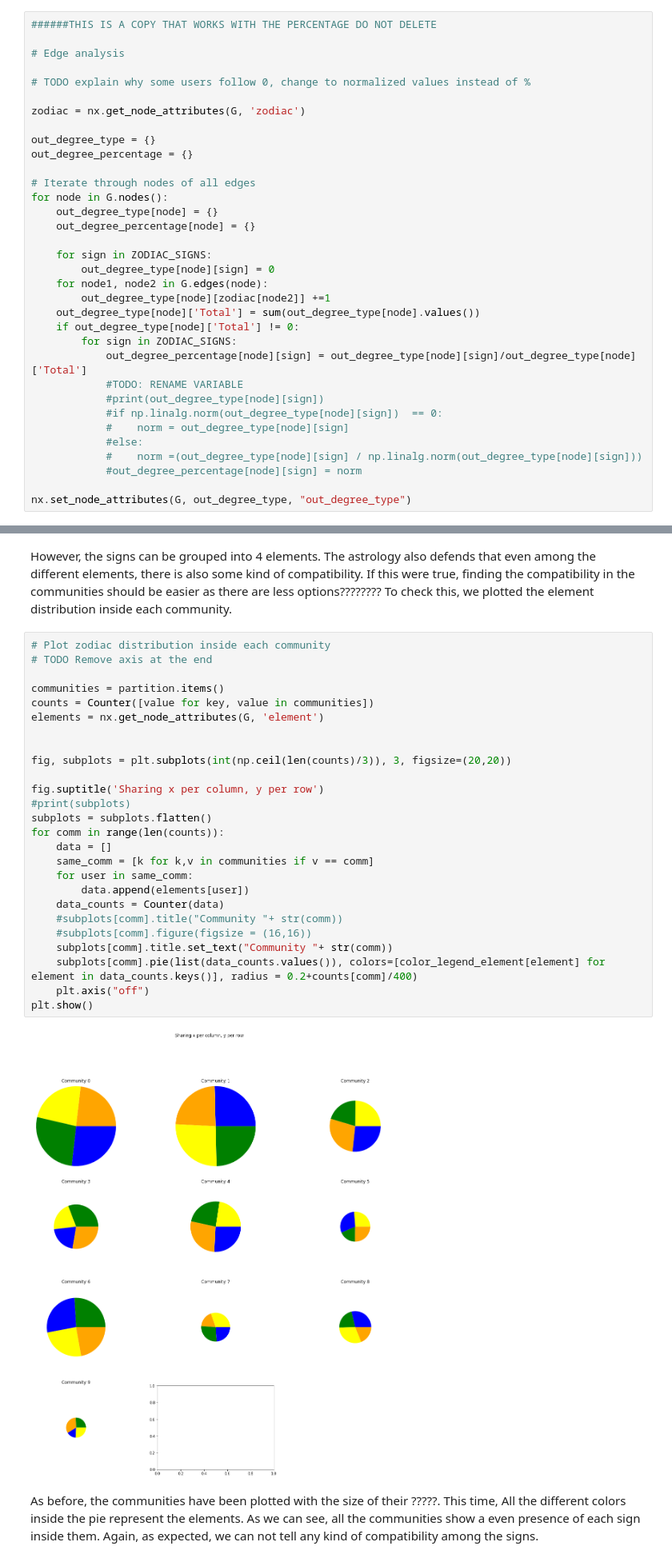
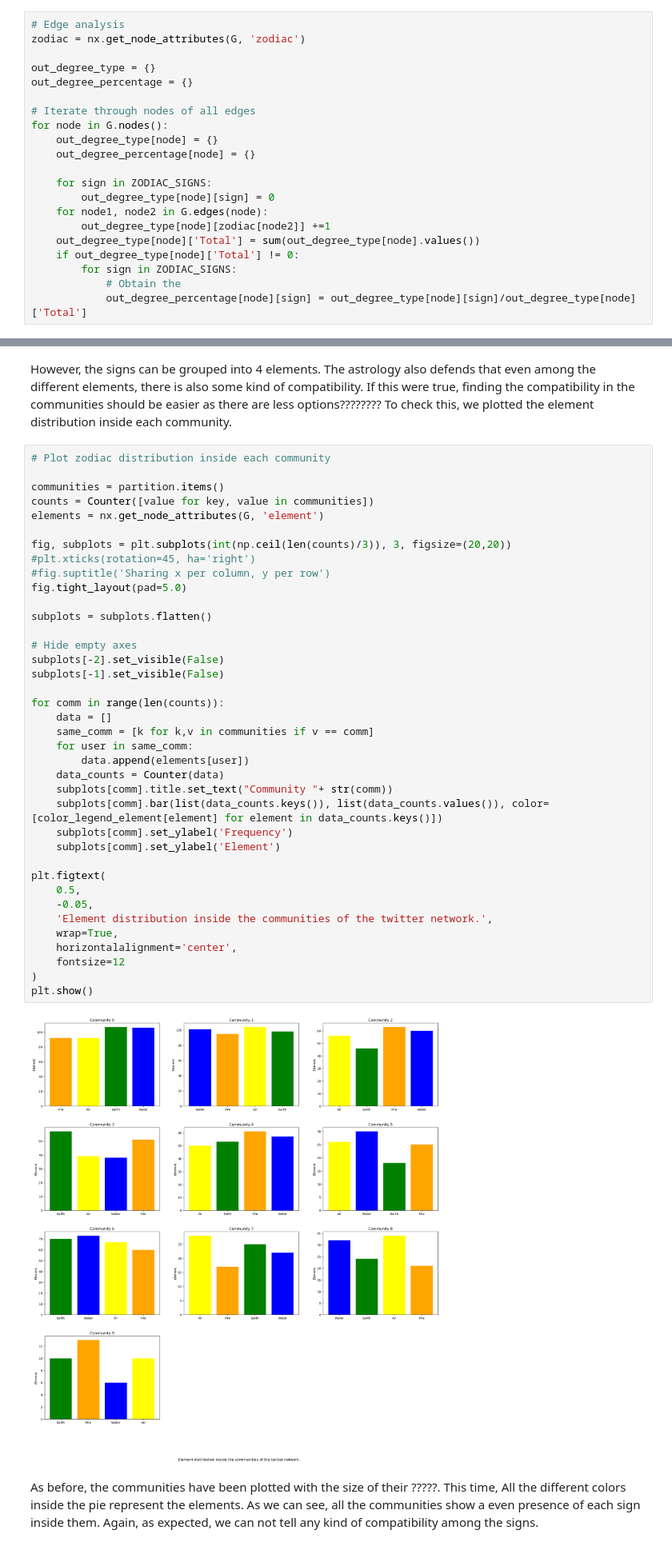
Before and after one commit to simoneengelbr/twitter_zodiac, a Jupyter notebook: Zodiac.ipynb, the cells around one changed output, grey strips where cells are left out. Shown at 80% size. Cells and saved outputs as stored; diff of their text form.

```diff
--- a/Zodiac.ipynb
+++ b/Zodiac.ipynb
@@ -329,10 +335,5 @@ To study how the different zodiac signs interact between eachother, we need to k
 # %%
-######THIS IS A COPY THAT WORKS WITH THE PERCENTAGE DO NOT DELETE
-
 # Edge analysis
-
-# TODO explain why some users follow 0, change to normalized values instead of %
-
 zodiac = nx.get_node_attributes(G, 'zodiac')
 
 out_degree_type = {}
@@ -350,16 +351,8 @@ for node in G.nodes():
     out_degree_type[node]['Total'] = sum(out_degree_type[node].values())
     if out_degree_type[node]['Total'] != 0:
         for sign in ZODIAC_SIGNS:
+            # Obtain the
             out_degree_percentage[node][sign] = out_degree_type[node][sign]/out_degree_type[node]['Total']
-            #TODO: RENAME VARIABLE
-            #print(out_degree_type[node][sign])
-            #if np.linalg.norm(out_degree_type[node][sign])  == 0:
-            #    norm = out_degree_type[node][sign]
-            #else:
-            #    norm =(out_degree_type[node][sign] / np.linalg.norm(out_degree_type[node][sign]))
-            #out_degree_percentage[node][sign] = norm
-
-nx.set_node_attributes(G, out_degree_type, "out_degree_type")
 # %%
 sign_out_degree = {}
 mean_sign_out_degree = {}
@@ -899,32 +910,44 @@ The communities have been plotted with the size of their ?????. All the differen
 However, the signs can be grouped into 4 elements. The astrology also defends that even among the different elements, there is also some kind of compatibility. If this were true, finding the compatibility in the communities should be easier as there are less options????????  To check this, we plotted the element distribution inside each community.
 # %%
 # Plot zodiac distribution inside each community
-# TODO Remove axis at the end
 
 communities = partition.items()
 counts = Counter([value for key, value in communities])
 elements = nx.get_node_attributes(G, 'element')
 
+fig, subplots = plt.subplots(int(np.ceil(len(counts)/3)), 3, figsize=(20,20))
+#plt.xticks(rotation=45, ha='right')
+#fig.suptitle('Sharing x per column, y per row')
+fig.tight_layout(pad=5.0)
 
-fig, subplots = plt.subplots(int(np.ceil(len(counts)/3)), 3, figsize=(20,20))
+subplots = subplots.flatten()
 
-fig.suptitle('Sharing x per column, y per row')
-#print(subplots)
-subplots = subplots.flatten()
+# Hide empty axes
+subplots[-2].set_visible(False)
+subplots[-1].set_visible(False)
+
 for comm in range(len(counts)):
     data = []
     same_comm = [k for k,v in communities if v == comm]
     for user in same_comm:
         data.append(elements[user])
     data_counts = Counter(data)
-    #subplots[comm].title("Community "+ str(comm))
-    #subplots[comm].figure(figsize = (16,16))
     subplots[comm].title.set_text("Community "+ str(comm))
-    subplots[comm].pie(list(data_counts.values()), colors=[color_legend_element[element] for element in data_counts.keys()], radius = 0.2+counts[comm]/400)
-    plt.axis("off")
+    subplots[comm].bar(list(data_counts.keys()), list(data_counts.values()), color=[color_legend_element[element] for element in data_counts.keys()])
+    subplots[comm].set_ylabel('Frequency')
+    subplots[comm].set_ylabel('Element')
+
+plt.figtext(
+    0.5,
+    -0.05,
+    'Element distribution inside the communities of the twitter network.',
+    wrap=True,
+    horizontalalignment='center',
+    fontsize=12
+)
 plt.show()
 # %% [output]
-[figure, old version]
+[figure, new version]
 # %% [markdown]
 As before, the communities have been plotted with the size of their ?????. This time, All the different colors inside the pie represent the elements. As we can see, all the communities show a even presence of each sign inside them. Again, as expected, we can not tell any kind of compatibility among the signs.
 # %% [markdown]
```
Also changed, not shown: parts of 32 cells of this notebook, 1 other file.
